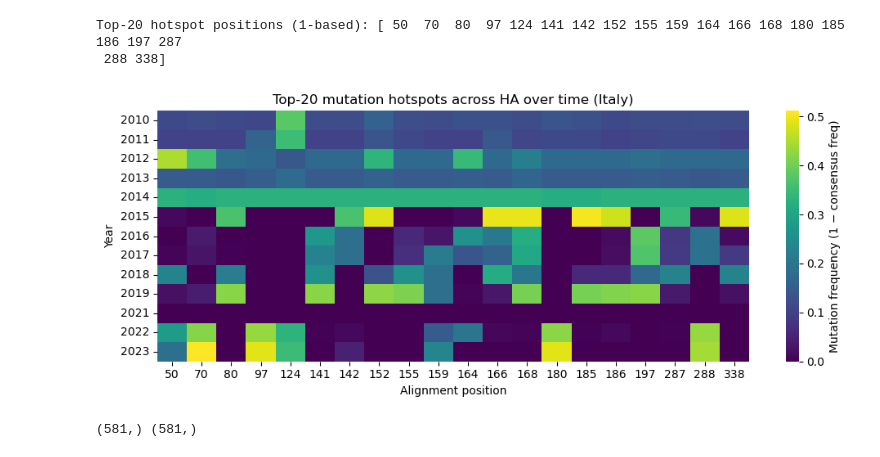
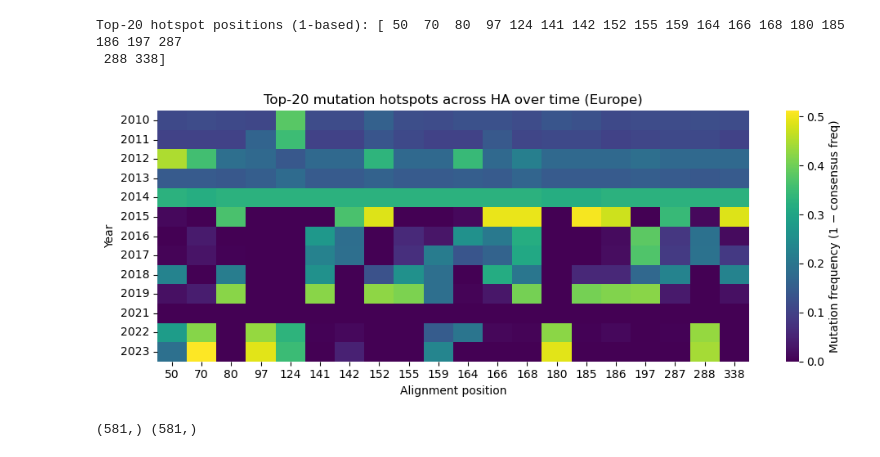
Before and after one commit to sandesh017/influenza-virus-predictive-model, a Jupyter notebook: influenzaAll.ipynb, the cells around one changed output. Drawn from its saved outputs; the diff is of its cells as text; code cells hidden in the pictures.

```diff
--- a/influenzaAll.ipynb
+++ b/influenzaAll.ipynb
@@ -754,6 +754,8 @@ Epoch 43/100
 47/47 ━━━━━━━━━━━━━━━━━━━━ 38s 812ms/step - accuracy: 0.8776 - loss: 0.4565 - val_accuracy: 0.9545 - val_loss: 0.2643
 # %%
 gru_model.save("gru_model.keras")
+# %%
+gru_model = load_model("gru_model.keras") # loading model
 # %%
 gru_test_loss, gru_test_acc = gru_model.evaluate(
     X_test, y_test,
@@ -1034,21 +1036,21 @@ Top-20 hotspot positions (1-based): [ 50  70  80  97 124 141 142 152 155 159 164
 # %%
 plt.figure(figsize=(10, 4))
 
 sns.heatmap(
     mut_matrix[:, top_idx_sorted],
     cmap="viridis",
     xticklabels=top_positions,
     yticklabels=years_sorted,
     cbar_kws={"label": "Mutation frequency (1 − consensus freq)"}
 )
 
 plt.xlabel("Alignment position")
 plt.ylabel("Year")
-plt.title("Top-20 mutation hotspots across HA over time (Italy)")
+plt.title("Top-20 mutation hotspots across HA over time (Europe)")
 plt.tight_layout()
 plt.show()
 # %% [output]
-[figure, old version]
+[figure, new version]
 # %%
 mean_mut_rate_pred = mean_mut_rate[1:]
 print(mean_mut_rate_pred.shape, pos_acc_gru.shape)
```
